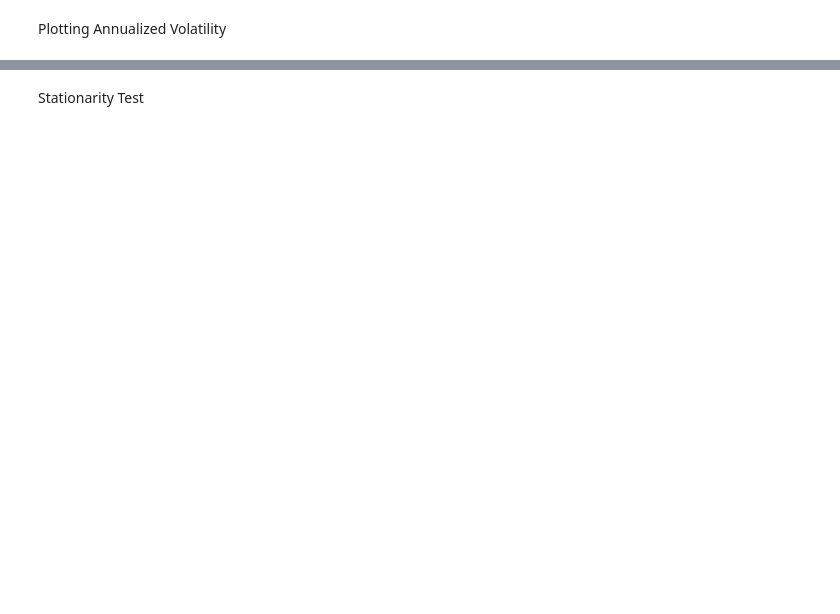
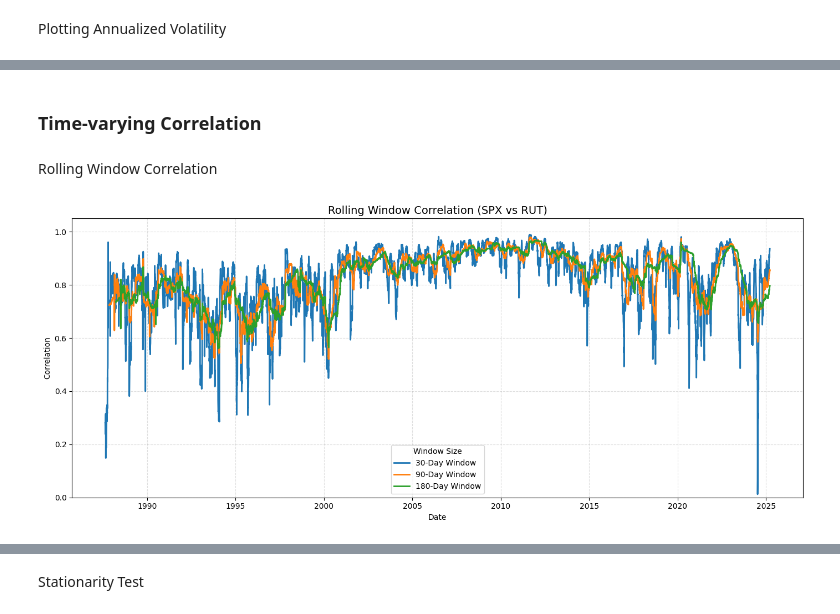
Before and after one commit to Chrtorhaug/TIO4317-Group-6, a Jupyter notebook: main.ipynb, the cells around one changed output, grey strips where cells are left out. Cells and saved outputs as stored; diff of their text form; code cells hidden in the pictures; blank space fills up the shorter version.

```diff
--- a/main.ipynb
+++ b/main.ipynb
@@ -198,0 +272,27 @@ Best model by BIC: GARCH(1,1) with BIC = -62167.6775
+# %% [markdown]
+### **Time-varying Correlation**
+# %% [markdown]
+Rolling Window Correlation
+# %%
+def rolling_correlation(df1, df2):
+    windows = [30, 90, 180]
+    colors = ['#1f77b4', '#ff7f0e', '#2ca02c']
+
+    plt.figure(figsize=(14, 6))
+
+    for w, c in zip(windows, colors):
+        rolling = df1['Return'].rolling(window=w).corr(df2['Return'])
+        plt.plot(df1['Date'], rolling, label=f'{w}-Day Window', color=c, linestyle="--", linewidth=2)
+
+    plt.title('Rolling Window Correlation (SPX vs RUT)', fontsize=14)
+    plt.xlabel('Date')
+    plt.ylabel('Correlation')
+    plt.ylim(0, 1.05)
+    plt.grid(True, linestyle='--', alpha=0.4)
+    plt.legend(title='Window Size')
+    plt.tight_layout()
+    plt.show()
+# %%
+rolling_correlation(spx, rut)
+# %% [output]
+[figure, added]
```
Also changed, not shown: parts of 35 cells of this notebook, 1 other file.
